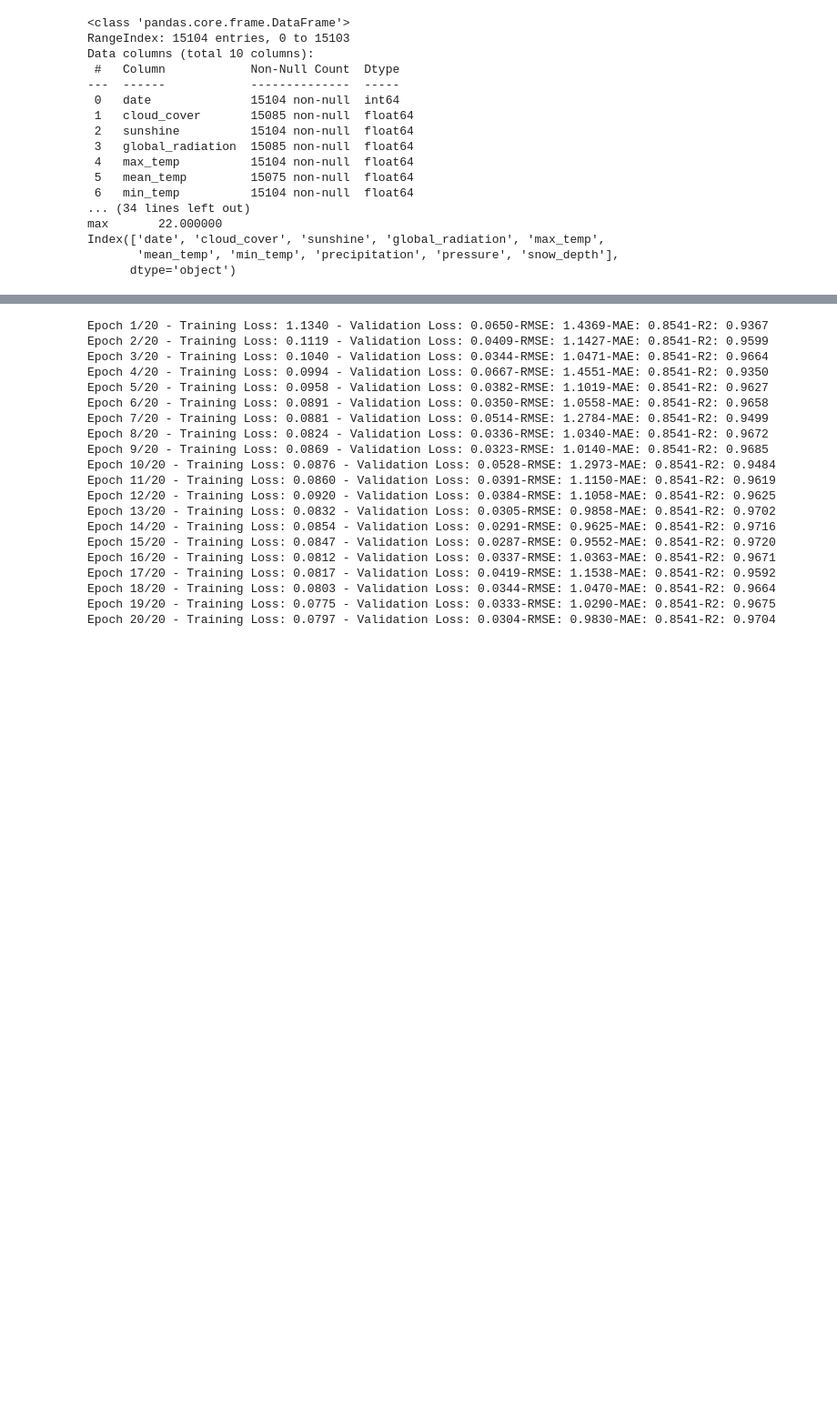
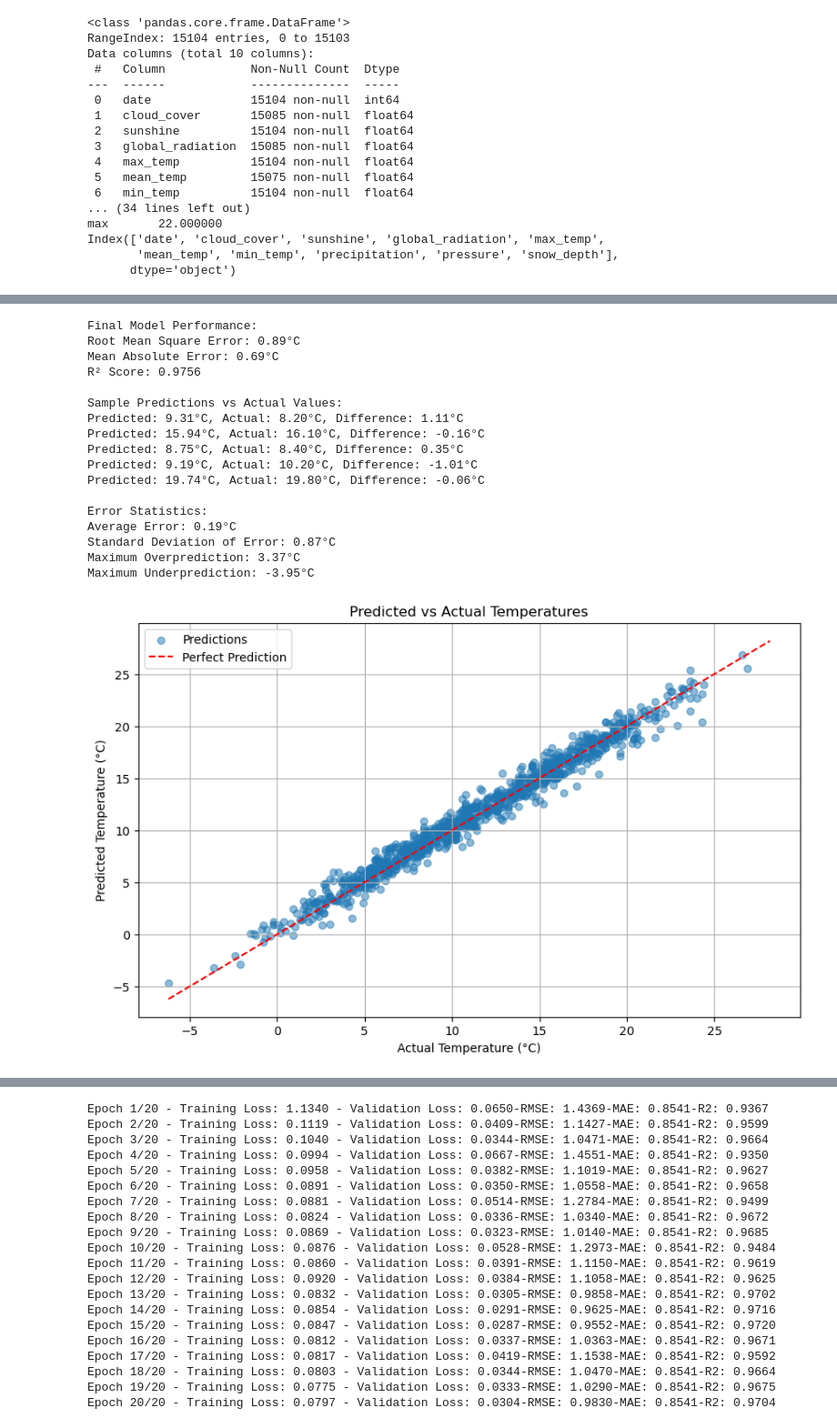
Before and after one commit to KPflitsch/IN3063_Group_1, a Jupyter notebook: task_2/NN/task2NN.ipynb, the cells around one changed output, grey strips where cells are left out. Shown: that part at 91% size. Cells and saved outputs as stored; diff of their text form; code cells hidden in the pictures; blank space fills up the shorter version.

```diff
--- a/task_2/NN/task2NN.ipynb
+++ b/task_2/NN/task2NN.ipynb
@@ -255,0 +269,23 @@ Maximum Underprediction: -4.30°C
+# %%
+predictions, actuals = make_predictions(model, test_loader)
+analyze_predictions(predictions, actuals)
+plot_predictions(predictions, actuals)
+# %% [output]
+Final Model Performance:
+Root Mean Square Error: 0.89°C
+Mean Absolute Error: 0.69°C
+R² Score: 0.9756
+
+Sample Predictions vs Actual Values:
+Predicted: 9.31°C, Actual: 8.20°C, Difference: 1.11°C
+Predicted: 15.94°C, Actual: 16.10°C, Difference: -0.16°C
+Predicted: 8.75°C, Actual: 8.40°C, Difference: 0.35°C
+Predicted: 9.19°C, Actual: 10.20°C, Difference: -1.01°C
+Predicted: 19.74°C, Actual: 19.80°C, Difference: -0.06°C
+
+Error Statistics:
+Average Error: 0.19°C
+Standard Deviation of Error: 0.87°C
+Maximum Overprediction: 3.37°C
+Maximum Underprediction: -3.95°C
+[figure, added]
```
Also changed, not shown: parts of 5 cells of this notebook.
